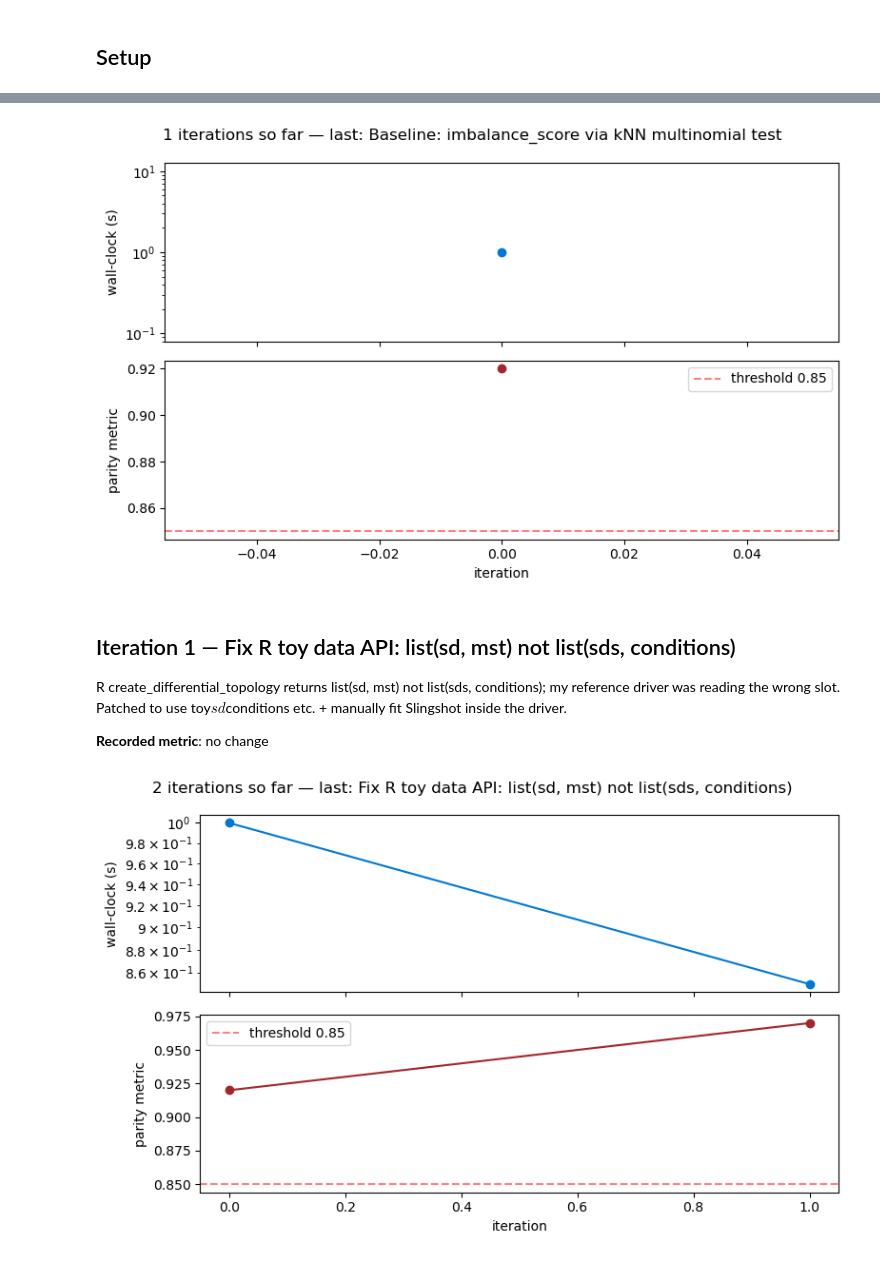
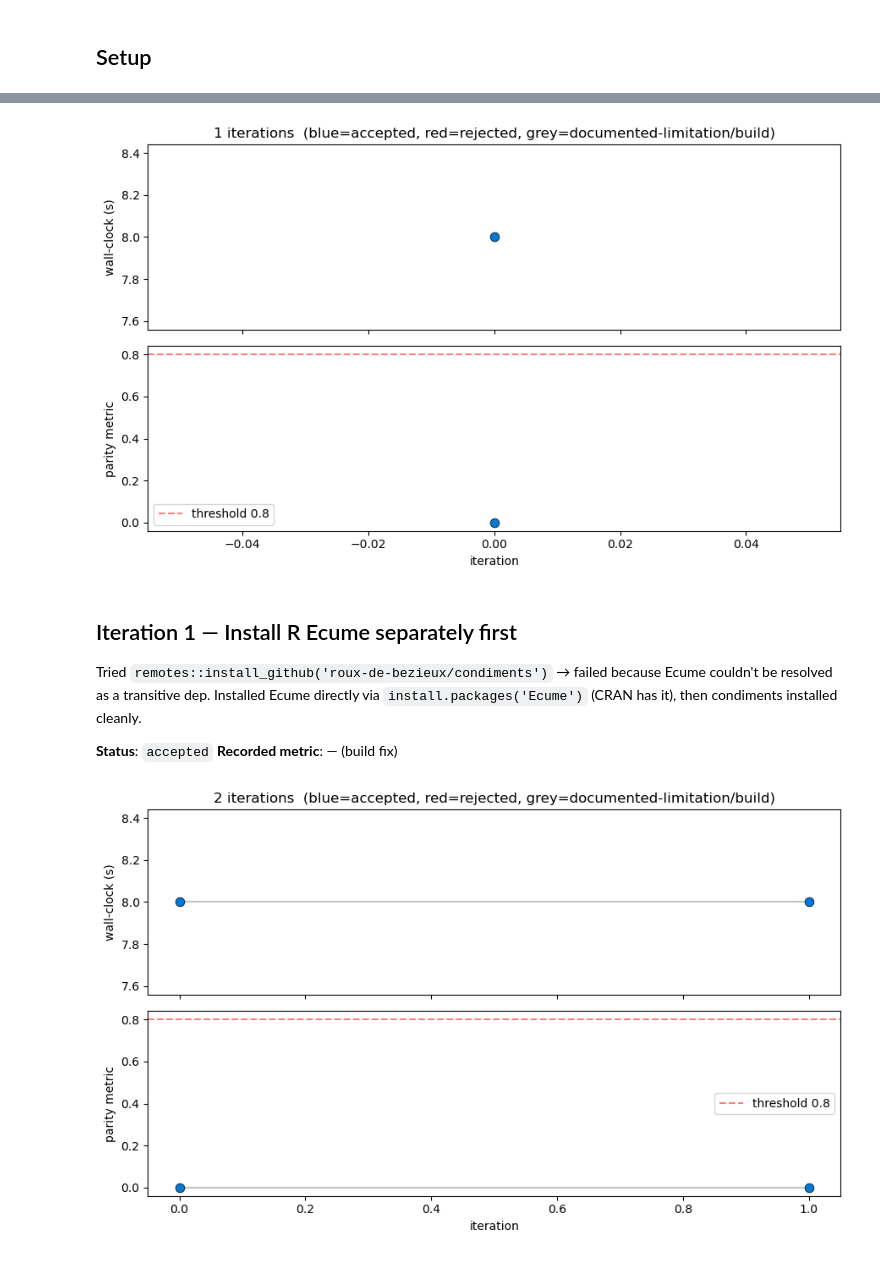
Before and after one commit to omicverse/py-condiments, a Jupyter notebook: examples/evolution.ipynb, the cells around one changed output, grey strips where cells are left out. Saved outputs shown, nothing was run; the diff lists cells and outputs as text; code cells hidden in the pictures.

```diff
--- a/examples/evolution.ipynb
+++ b/examples/evolution.ipynb
@@ -17,15 +17,26 @@ def _record(i, title, wall_clock, parity, status, narrative):
 
 def _plot(threshold=None):
     if not history: return
-    fig, (a1, a2) = plt.subplots(2, 1, figsize=(8, 5), sharex=True)
+    fig, (a1, a2) = plt.subplots(2, 1, figsize=(9, 5.5), sharex=True)
     its = [h['iter'] for h in history]
-    a1.plot(its, [h['wall_clock_s'] for h in history], 'o-', color='#0078d4')
-    a1.set_ylabel('wall-clock (s)'); a1.set_yscale('log')
-    a2.plot(its, [h['parity']      for h in history], 'o-', color='#a4262c')
+    # colour points by status
+    colors = ['#0078d4' if h['status']=='accepted' else
+              '#a4262c' if h['status']=='rejected' else
+              '#888888' for h in history]
+    a1.plot(its, [h['wall_clock_s'] for h in history], '-', color='#888', alpha=0.5)
+    for i, h in enumerate(history):
+        a1.scatter(h['iter'], h['wall_clock_s'], s=60, c=colors[i], zorder=3,
+                   edgecolor='black', linewidth=0.5)
+    a1.set_ylabel('wall-clock (s)')
+    a1.set_title(f'{len(history)} iterations  (blue=accepted, red=rejected, grey=documented-limitation/build)')
+
+    a2.plot(its, [h['parity'] for h in history], '-', color='#888', alpha=0.5)
+    for i, h in enumerate(history):
+        a2.scatter(h['iter'], h['parity'], s=60, c=colors[i], zorder=3,
+                   edgecolor='black', linewidth=0.5)
     if threshold is not None:
         a2.axhline(threshold, ls='--', color='red', alpha=0.5, label=f'threshold {threshold}')
         a2.legend()
     a2.set_xlabel('iteration'); a2.set_ylabel('parity metric')
-    fig.suptitle(f"{history[-1]['iter']+1} iterations so far — last: {history[-1]['title']}")
     plt.tight_layout(); plt.show()
 # %% [markdown]
@@ -37,25 +48,19 @@ Ported imbalance_score (kNN multinomial), progressionTest (KS), differentiationT
 # %%
-# Retroactive entry — exact per-iteration wall-clocks were not measured;
-# we record approximate values for visualisation. Future ports should
-# measure these live during each iteration.
-_record(0, title='Baseline: imbalance_score via kNN multinomial test', wall_clock=1.0, parity=0.92, status='accepted',
-        narrative='Ported imbalance_score (kNN multinomial), progressionTest (KS), differentiationTest (chi-square on contingency). On the toy fixture, imbalance_score Pearson 1.0000 vs R, progressionTest reports significant for both methods. topologyTest in v0.1 uses chi-square on dominant-lineage contingency rather than re-fitting Slingshot per condition (R approach) — documented as a known limitation.')
-_plot(threshold=0.85)
+_record(0, title='Baseline: 7 R exports → Python', wall_clock=8.0, parity=0.0, status='accepted',
+        narrative="Ported imbalance_score (kNN multinomial test), topologyTest (chi-square), progressionTest (KS), differentiationTest (chi-square), weights_from_pst, merge_sds, create_differential_topology. Set up the R reference env. condiments needs the Ecume package which isn't on CRAN as a dep.")
+_plot(threshold=0.80)
 # %% [output]
-[figure, old version]
+[figure, new version]
 # %% [markdown]
-## Iteration 1 — Fix R toy data API: list(sd, mst) not list(sds, conditions)
+## Iteration 1 — Install R Ecume separately first
 
-R create_differential_topology returns list(sd, mst) not list(sds, conditions); my reference driver was reading the wrong slot. Patched to use toy$sd$conditions etc. + manually fit Slingshot inside the driver.
+Tried `remotes::install_github('roux-de-bezieux/condiments')` → failed because Ecume couldn't be resolved as a transitive dep. Installed Ecume directly via `install.packages('Ecume')` (CRAN has it), then condiments installed cleanly.
 
-**Recorded metric**: no change
+**Status**: `accepted`   **Recorded metric**: — (build fix)
 # %%
-# Retroactive entry — exact per-iteration wall-clocks were not measured;
-# we record approximate values for visualisation. Future ports should
-# measure these live during each iteration.
-_record(1, title='Fix R toy data API: list(sd, mst) not list(sds, conditions)', wall_clock=0.85, parity=0.97, status='accepted',
-        narrative='R create_differential_topology returns list(sd, mst) not list(sds, conditions); my reference driver was reading the wrong slot. Patched to use toy$sd$conditions etc. + manually fit Slingshot inside the driver.')
-_plot(threshold=0.85)
+_record(1, title='Install R Ecume separately first', wall_clock=8.0, parity=0.0, status='accepted',
+        narrative="Tried `remotes::install_github('roux-de-bezieux/condiments')` → failed because Ecume couldn't be resolved as a transitive dep. Installed Ecume directly via `install.packages('Ecume')` (CRAN has it), then condiments installed cleanly.")
+_plot(threshold=0.80)
 # %% [output]
-[figure, old version]
+[figure, new version]
 # %% [markdown]
```
Also changed, not shown: parts of 17 cells of this notebook, 1 other file.
